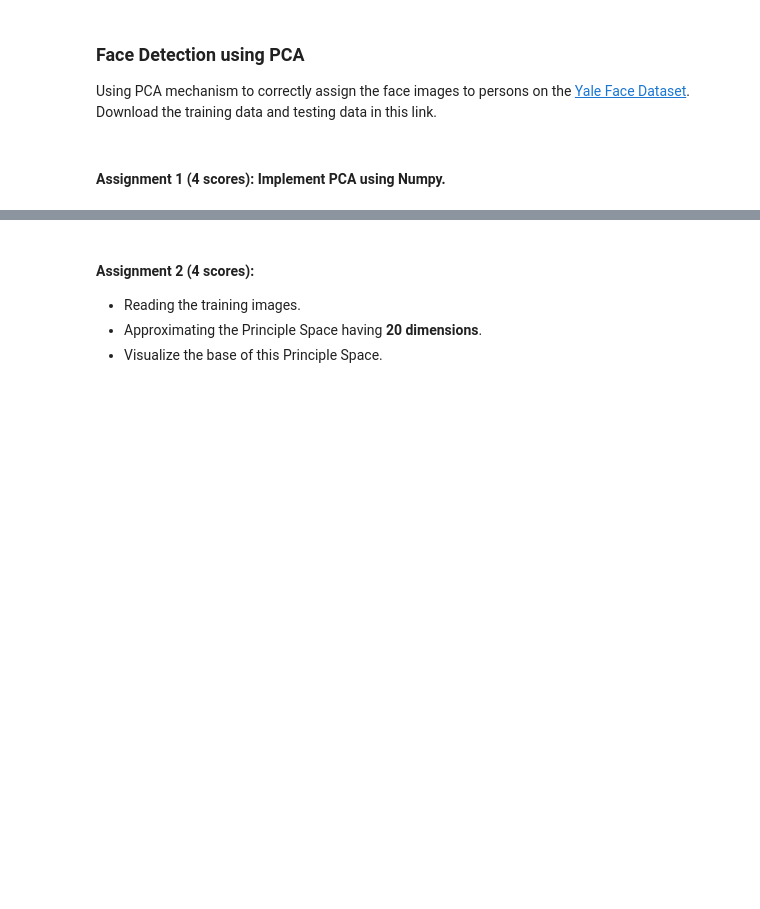
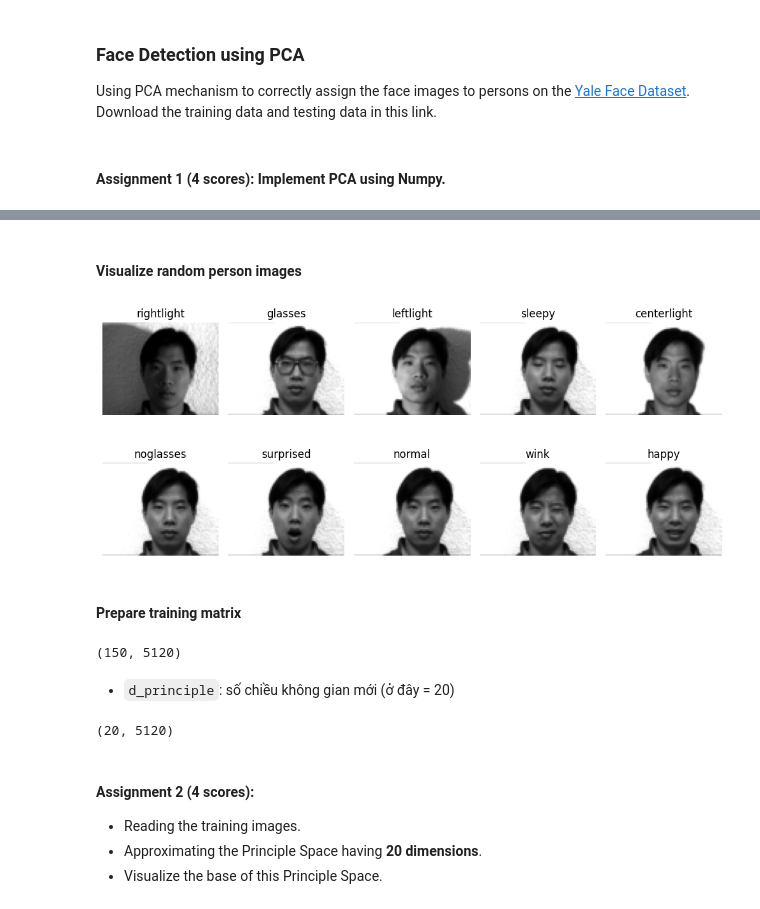
Before and after one commit to funaLee/DS102, a Jupyter notebook: LAB04/assignment.ipynb, the cells around one changed output, grey strips where cells are left out. Saved outputs shown, nothing was run; the diff lists cells and outputs as text; code cells hidden in the pictures; blank space fills up the shorter version.

```diff
--- a/LAB04/assignment.ipynb
+++ b/LAB04/assignment.ipynb
@@ -10,7 +10,7 @@ import numpy as np
 # %% [markdown]
 #### Reading Training Image
 # %%
-BASE_DIR = "LAB04/yalefaces/yalefaces"
+BASE_DIR = "yalefaces"
 
 person_folders = [
     "person-1", "person-2", "person-3", "person-4", "person-5",
@@ -44,0 +115,34 @@ Using PCA mechanism to correctly assign the face images to persons on the [Yale
+# %% [markdown]
+#### Visualize random person images
+# %%
+person_folder = random.choice(person_folders)
+
+plt.figure(figsize=(10, 5))
+for ith, filename in enumerate(os.listdir(os.path.join(BASE_DIR, person_folder))):
+    image = imread(os.path.join(BASE_DIR, person_folder, filename))
+    image = image.squeeze(0)
+    image = resize(image, (64, 80), anti_aliasing=True)
+
+    plt.subplot(2, 5, ith + 1)
+    plt.imshow(image, cmap="gray")
+    plt.axis("off")
+    plt.title(filename)
+
+plt.tight_layout()
+plt.show()
+# %% [output]
+[figure, added]
+# %% [markdown]
+#### Prepare training matrix
+# %%
+images = []
+for person in data:
+    images.append(data[person])
+
+images = np.concat(images, axis=0)
+images = standardizing(images)
+images.shape
+# %% [output]
+(150, 5120)
+# %% [markdown]
+- `d_principle`: số chiều không gian mới (ở đây = 20)
@@ -45,3 +152,7 @@ Using PCA mechanism to correctly assign the face images to persons on the [Yale
+# %%
+PCA._W.shape
+# %% [output]
+(20, 5120)
 # %% [markdown]
 #### Assignment 2 (4 scores):
 - Reading the training images.
```
Also changed, not shown: parts of 26 cells of this notebook.
